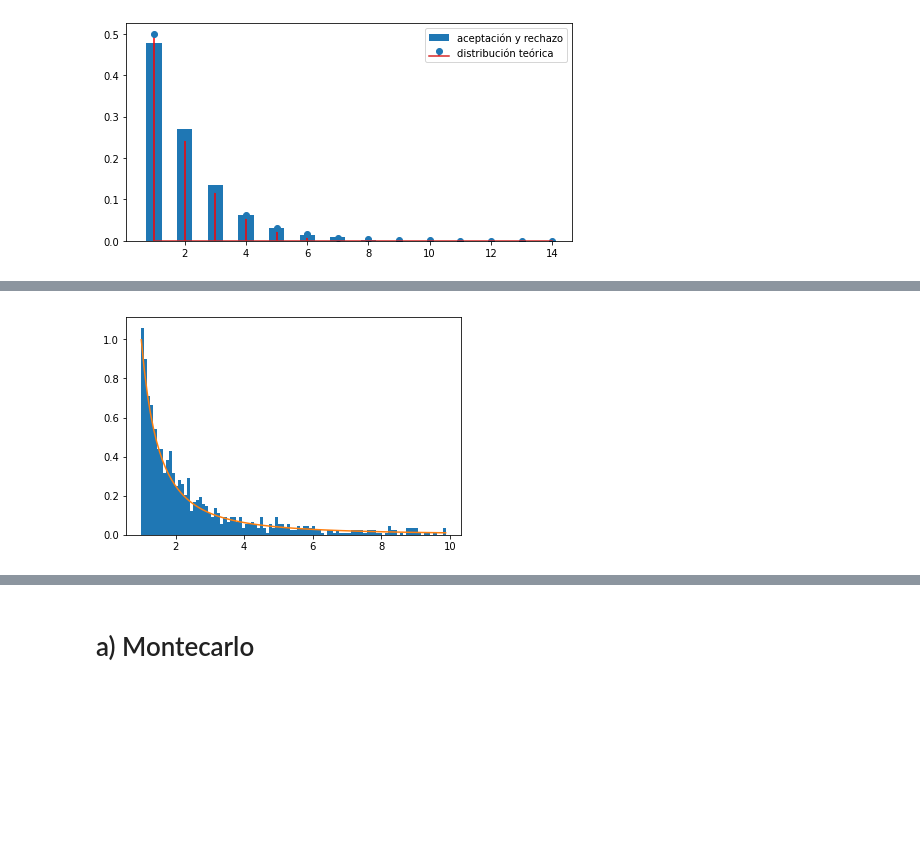
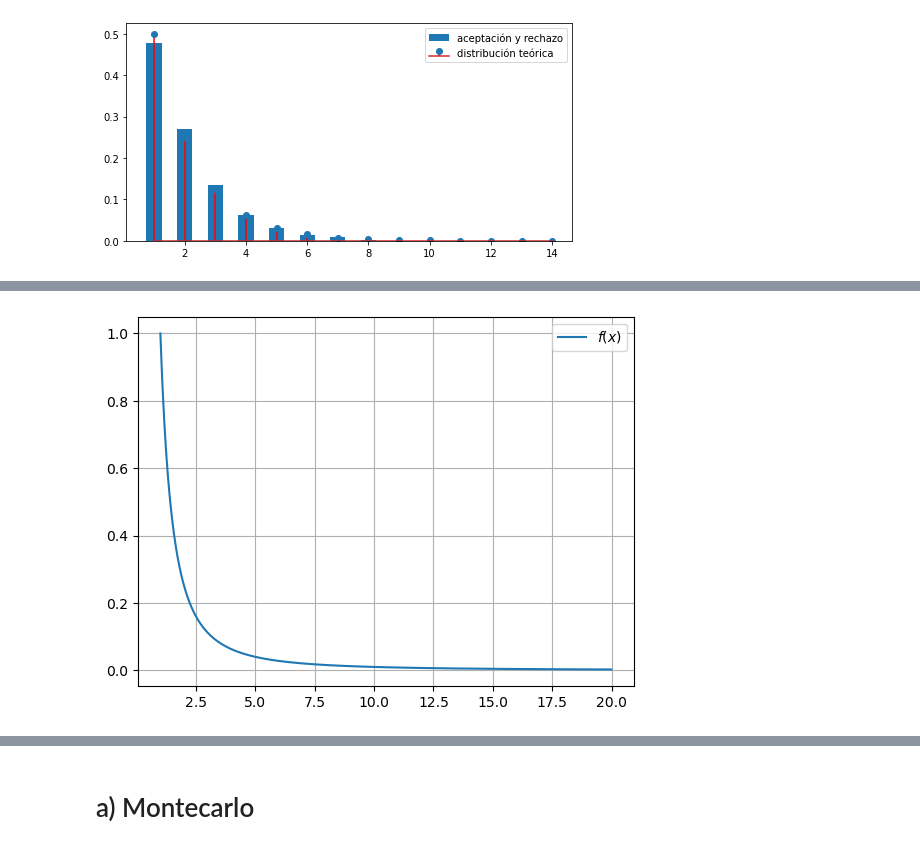
Before and after one commit to odjaramilloz/SPF-2024-I, a Jupyter notebook: TEMA-2/Clase15_Ejercicios_aplicaciones_reduccion_varianza.ipynb, the cells around one changed output, grey strips where cells are left out. Drawn from its saved outputs; the diff is of its cells as text; code cells hidden in the pictures; blank space fills up the shorter version.

```diff
--- a/TEMA-2/Clase15_Ejercicios_aplicaciones_reduccion_varianza.ipynb
+++ b/TEMA-2/Clase15_Ejercicios_aplicaciones_reduccion_varianza.ipynb
@@ -157,5 +220,12 @@ max_f =
 ![image.png](attachment:image.png)
 # %%
 f_x = lambda x: 1/x**2 if x>=1 else 0
+f_x = np.vectorize(f_x, otypes=[float])
+
+x = np.arange(1, 20, 0.01)
+
+plt.plot(x, f_x(x), label='$f(x)$')
+plt.legend()
+plt.grid()
 # %% [output]
-[figure, old version]
+[figure, new version]
```
Also changed, not shown: parts of 20 cells of this notebook, 1 other file.
